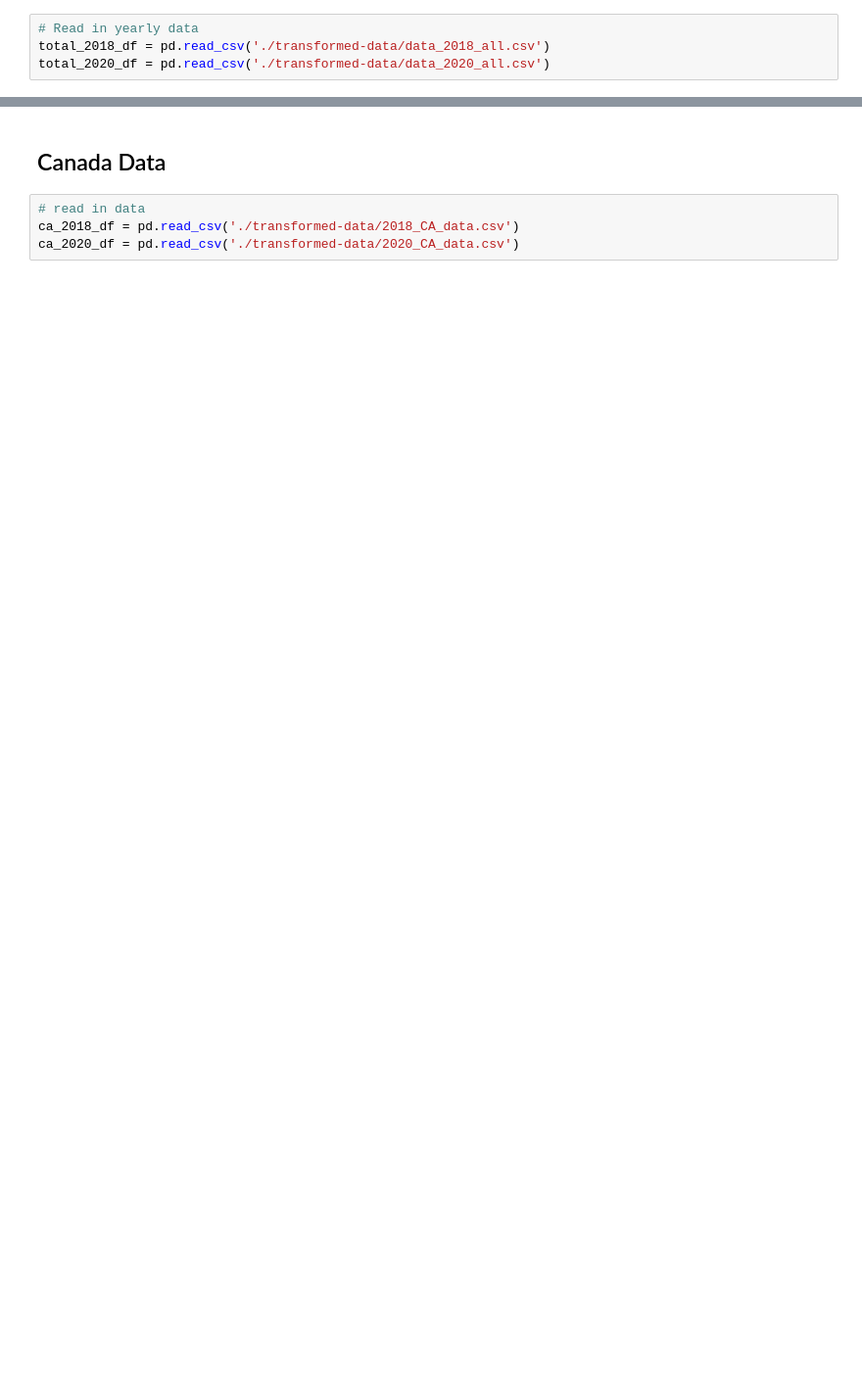
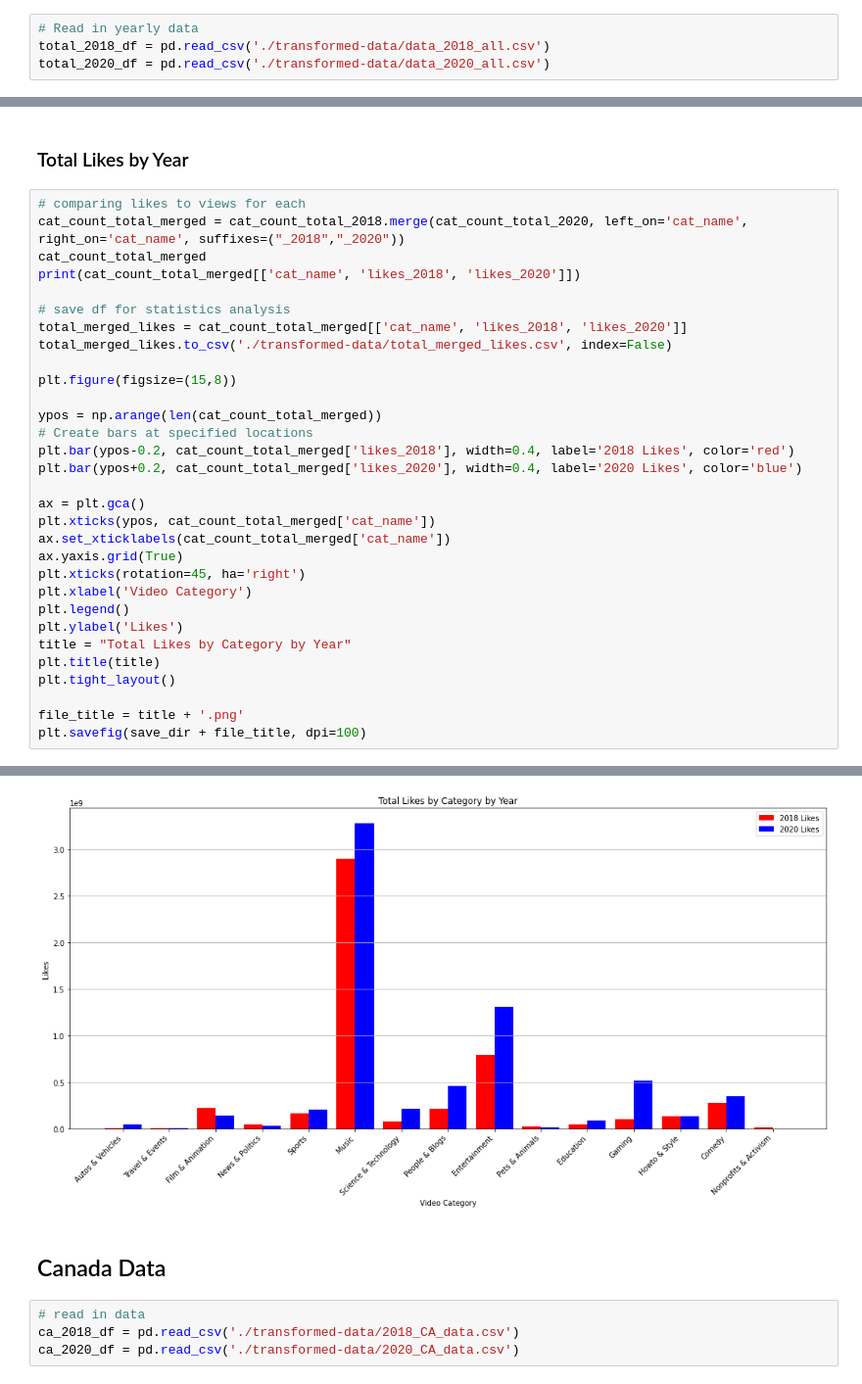
Before and after one commit to mykothai/youtube-data-analysis, a Jupyter notebook: Likes_to_Views_Prelim_Analysis.ipynb, the cells around one changed output, grey strips where cells are left out. Shown at 98% size. Cells and saved outputs as stored; diff of their text form; blank space fills up the shorter version.

```diff
--- a/Likes_to_Views_Prelim_Analysis.ipynb
+++ b/Likes_to_Views_Prelim_Analysis.ipynb
@@ -203,0 +251,34 @@ plt.savefig(save_dir + file_title, dpi=100)
+# %% [markdown]
+### Total Likes by Year
+# %%
+# comparing likes to views for each
+cat_count_total_merged = cat_count_total_2018.merge(cat_count_total_2020, left_on='cat_name', right_on='cat_name', suffixes=("_2018","_2020"))
+cat_count_total_merged
+print(cat_count_total_merged[['cat_name', 'likes_2018', 'likes_2020']])
+
+# save df for statistics analysis
+total_merged_likes = cat_count_total_merged[['cat_name', 'likes_2018', 'likes_2020']]
+total_merged_likes.to_csv('./transformed-data/total_merged_likes.csv', index=False)
+
+plt.figure(figsize=(15,8))
+
+ypos = np.arange(len(cat_count_total_merged))
+# Create bars at specified locations
+plt.bar(ypos-0.2, cat_count_total_merged['likes_2018'], width=0.4, label='2018 Likes', color='red')
+plt.bar(ypos+0.2, cat_count_total_merged['likes_2020'], width=0.4, label='2020 Likes', color='blue')
+
+ax = plt.gca()
+plt.xticks(ypos, cat_count_total_merged['cat_name'])
+ax.set_xticklabels(cat_count_total_merged['cat_name'])
+ax.yaxis.grid(True)
+plt.xticks(rotation=45, ha='right')
+plt.xlabel('Video Category')
+plt.legend()
+plt.ylabel('Likes')
+title = "Total Likes by Category by Year"
+plt.title(title)
+plt.tight_layout()
+
+file_title = title + '.png'
+plt.savefig(save_dir + file_title, dpi=100)
+# %% [output]
@@ -204,3 +301,4 @@ plt.savefig(save_dir + file_title, dpi=100)
+[figure, added]
 # %% [markdown]
 ## Canada Data
 # %%
```
Also changed, not shown: parts of 70 cells of this notebook, 2 other files.
